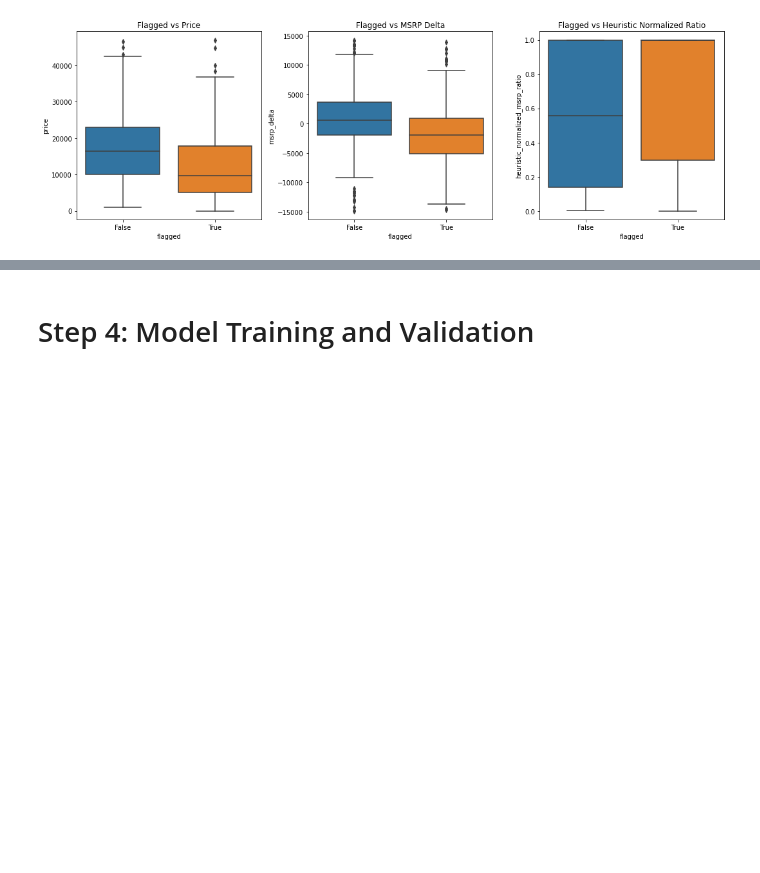
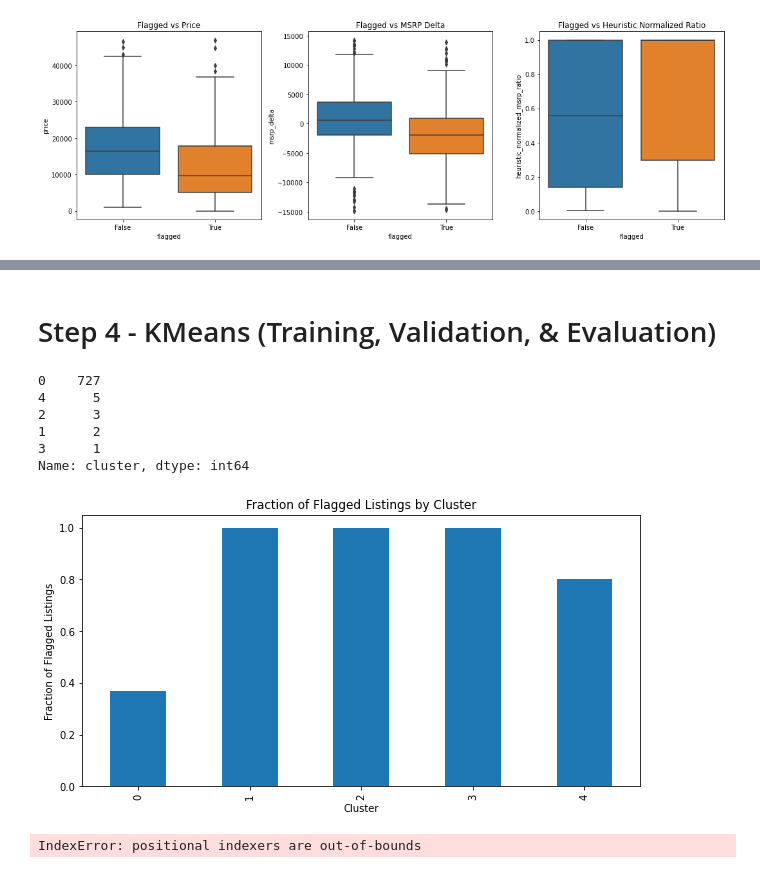
Before and after one commit to lryanle/SMARE, a Jupyter notebook: backend/src/models/m1v2.ipynb, the cells around one changed output, grey strips where cells are left out. Cells and saved outputs as stored; diff of their text form; code cells hidden in the pictures; blank space fills up the shorter version.

```diff
--- a/backend/src/models/m1v2.ipynb
+++ b/backend/src/models/m1v2.ipynb
@@ -436,2 +484,2 @@ RandomForestClassifier(random_state=42)
 # %% [markdown]
-# Step 4: Model Training and Validation
+# Step 4 - KMeans (Training, Validation, & Evaluation)
@@ -440,0 +486,38 @@ y_pred = model.predict(X_test)
+# %%
+# K-means Clustering
+kmeans = KMeans(n_clusters=5, random_state=42)
+kmeans.fit(X_train)
+
+clusters = kmeans.predict(X)
+data['cluster'] = clusters
+
+# Explore cluster distribution
+print(data['cluster'].value_counts())
+
+cluster_flagged_distribution = data.groupby('cluster')['flagged'].mean()
+
+plt.figure(figsize=(10, 5))
+cluster_flagged_distribution.plot(kind='bar')
+plt.title('Fraction of Flagged Listings by Cluster')
+plt.xlabel('Cluster')
+plt.ylabel('Fraction of Flagged Listings')
+plt.show()
+
+# For K-means: Assign flagged based on the majority in each cluster (you can define a threshold)
+cluster_labels = data.groupby('cluster')['flagged'].mean() > 0.5  # Threshold of 0.5 to determine cluster label
+# Map these cluster labels back to the data
+data['predicted_flagged'] = data['cluster'].map(cluster_labels)
+kmeans_predictions = data['predicted_flagged'].iloc[X_test.index]  # Ensure to align with the test set index
+
+print("K-means Clustering Evaluation:")
+print("Classification Report:\n", classification_report(y_test, kmeans_predictions))
+print("Accuracy Score:", accuracy_score(y_test, kmeans_predictions))
+# %% [output]
+0    727
+4      5
+2      3
+1      2
+3      1
+Name: cluster, dtype: int64
+[figure, added]
+IndexError: positional indexers are out-of-bounds
```
Also changed, not shown: parts of 18 cells of this notebook.
